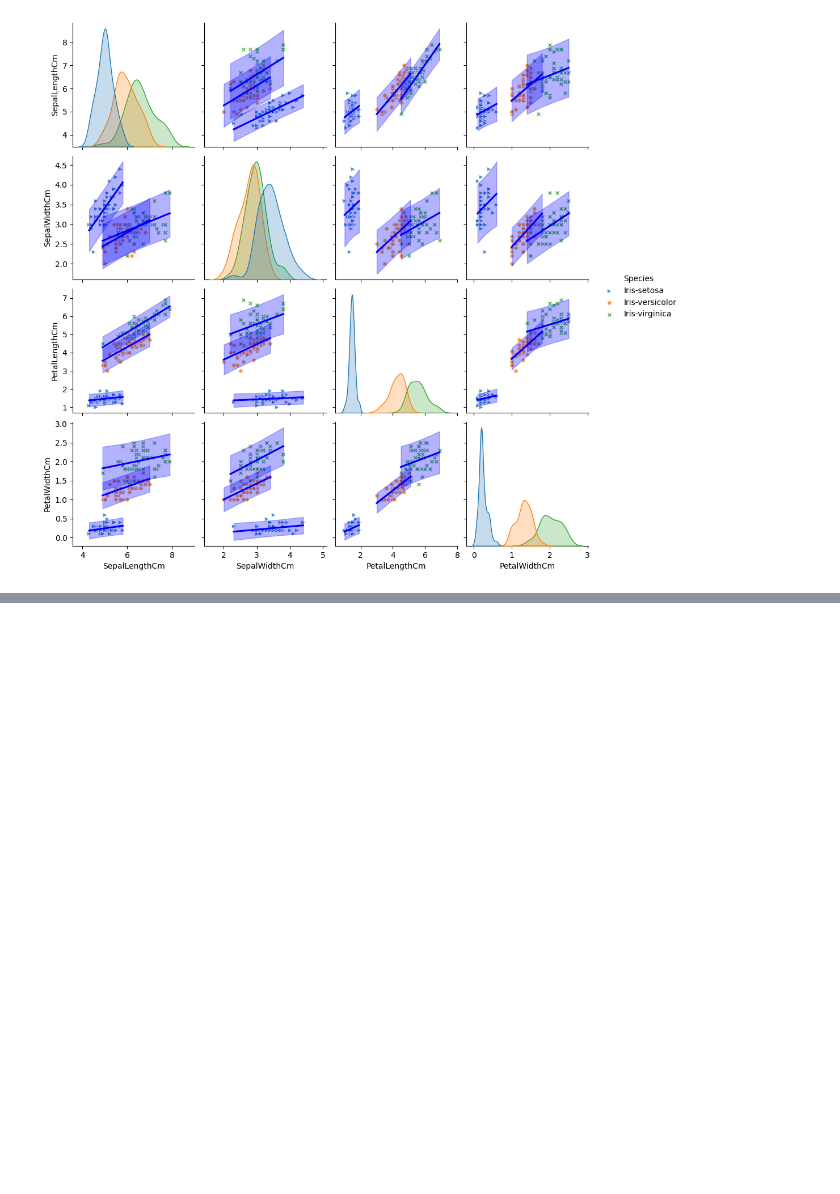
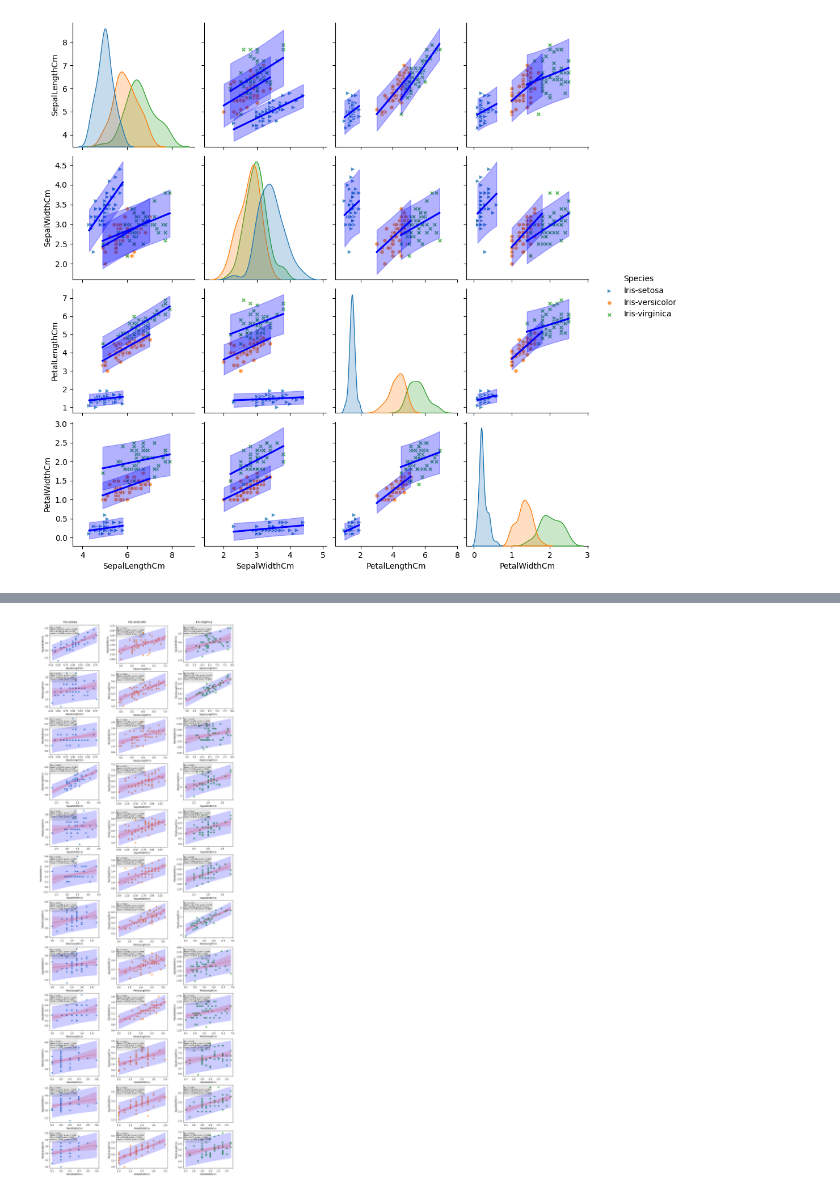
Before and after one commit to SiberiaField/TSS_Course, a Jupyter notebook: lab_1/lab_1.ipynb, the cells around one changed output, grey strips where cells are left out. Cells and saved outputs as stored; diff of their text form; code cells hidden in the pictures; blank space fills up the shorter version.

```diff
--- a/lab_1/lab_1.ipynb
+++ b/lab_1/lab_1.ipynb
@@ -113,0 +160,72 @@ plt.show()
+# %%
+def likelihood(r2: float, n: int) -> float:
+    return -n * np.log(1 - r2)
+
+
+def wald(r2: float, n: int) -> float:
+    return (n * r2) / (1 - r2)
+
+
+def score(r2: float, n: int) -> float:
+    return n * r2
+
+
+reg_with_criteria_fig = plt.figure(layout="constrained", figsize=[12, 34])
+subfigs = reg_with_criteria_fig.subfigures(1, 3, wspace=0.07)
+
+for class_name, subfig in zip(class_names, subfigs):
+    subfig.suptitle(class_name)
+    axs = subfig.subplots(12, 1)
+    ax_idx = 0
+
+    for feature_name in feature_names:
+        objs_sorted_by_feature = objects_by_class[class_name].sort_values(feature_name)
+        x = objs_sorted_by_feature[feature_name].to_numpy().reshape((-1, 1))
+
+        for next_feature_name in feature_names:
+            if feature_name != next_feature_name:
+                y = objs_sorted_by_feature[next_feature_name].to_numpy().reshape((-1, 1))
+
+                linreg = LinearRegression()
+                linreg.fit(x, y)
+
+                # Расчёт критериев R2, Wald, LR, score
+                text = ""
+                n = y.shape[0]
+                r2 = linreg.score(x, y)
+                text += f"R2 = {r2:.3f}\n"
+
+                W = wald(r2, n)
+                W_p_value = stats.chi2.sf(W, n - 1)
+                text += f"Wald = {W:.3f}, p-val = {W_p_value:.3f}\n"
+
+                LR = likelihood(r2, n)
+                LR_p_value = stats.chi2.sf(LR, n - 1)
+                text += f"LR = {LR:.3f}, p-val = {LR_p_value:.3f}\n"
+
+                score_value = score(r2, n)
+                score_p_value = stats.chi2.sf(score_value, n - 1)
+                text += f"score = {score_value:.3f}, p-val = {score_p_value:.3f}\n"
+
+                # Отрисовка
+                sns.regplot(x=x, y=y, ci=95, x_ci="ci", ax=axs[ax_idx],
+                            color=class_colors[class_name],
+                            line_kws=dict(color="r", alpha=0.3),
+                            marker=class_markers[class_name])
+
+                pred_lower, pred_upper = compute_prod_bands(linreg, x, y)
+                axs[ax_idx].fill_between(x.flatten(), pred_lower, pred_upper, color="b", alpha=0.2)
+
+                axs[ax_idx].text(0.01, 0.95, text,
+                                 transform=axs[ax_idx].transAxes, fontsize=8,
+                                 verticalalignment="top", horizontalalignment="left",
+                                 bbox=dict(boxstyle="round", facecolor="black", alpha=0.1))
+
+                axs[ax_idx].set_xlabel(feature_name)
+                axs[ax_idx].set_ylabel(next_feature_name)
+
+                ax_idx += 1
+
+plt.show()
+# %% [output]
+[figure, added]
```
Also changed, not shown: parts of 6 cells of this notebook.
